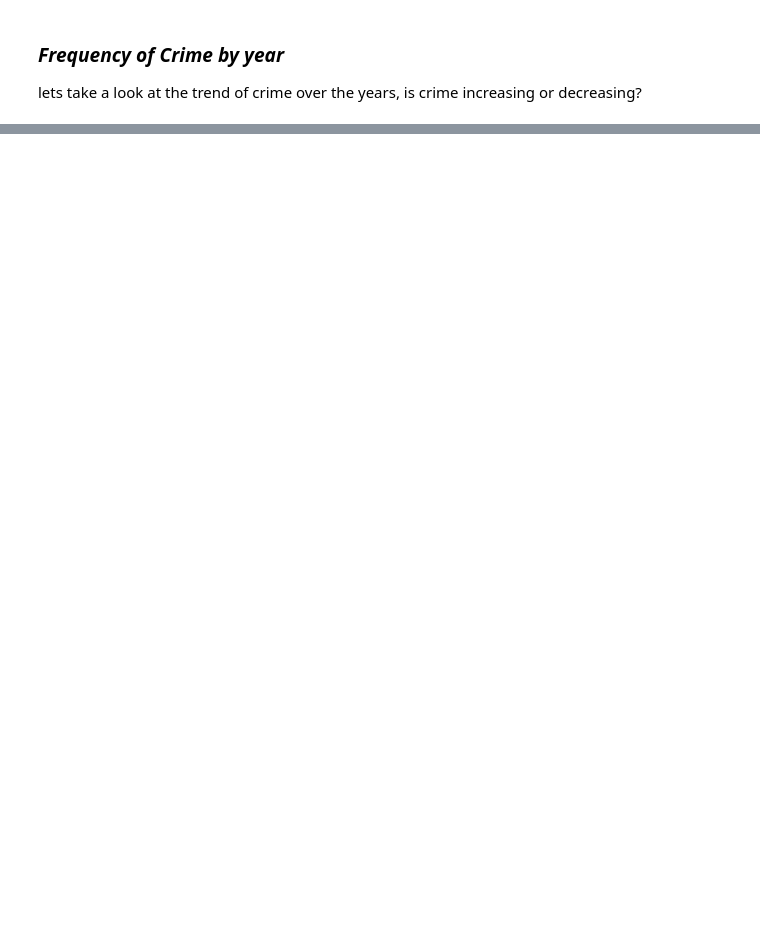
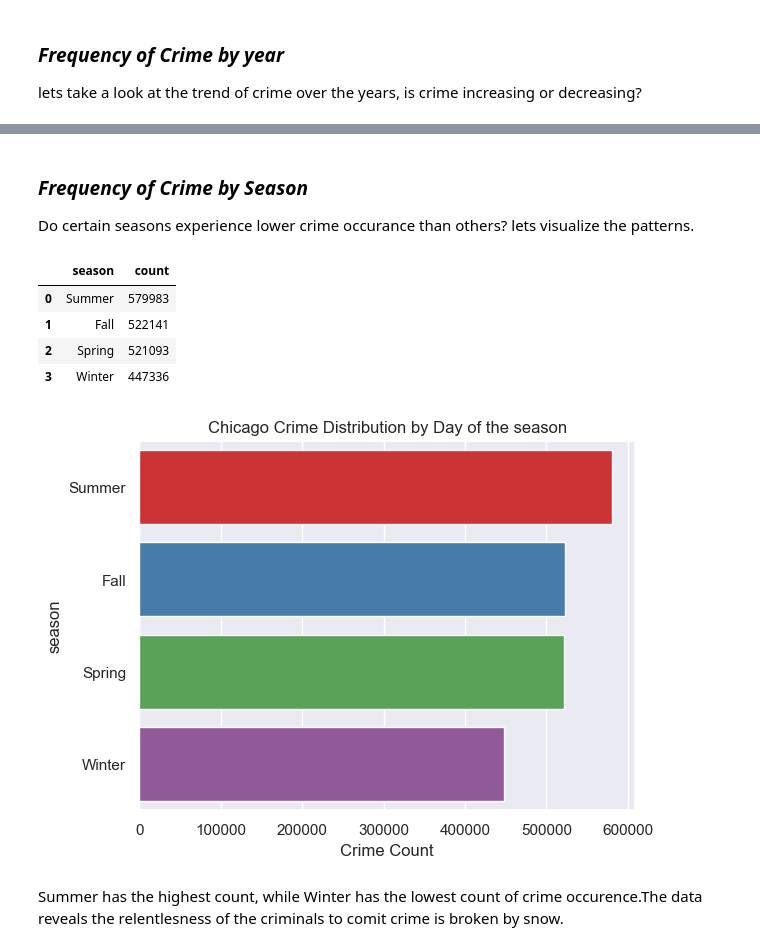
Before and after one commit to SaliuA/Chicago_Crime_EDA, a Jupyter notebook: Chicago_crime_eda.ipynb, the cells around one changed output, grey strips where cells are left out. Cells and saved outputs as stored; diff of their text form; code cells hidden in the pictures; blank space fills up the shorter version.

```diff
--- a/Chicago_crime_eda.ipynb
+++ b/Chicago_crime_eda.ipynb
@@ -499,0 +541,21 @@ The year 2003 has the highest recorded instances of the occurence of crime with
+# %% [markdown]
+### <i>Frequency of Crime by Season<i>
+Do certain seasons experience lower crime occurance than others? lets visualize the patterns.
+# %%
+#showing distribution of crime by season
+df_crime_season=df_crime['season'].value_counts().sort_values(ascending=False).reset_index()
+display(df_crime_season.head(5))
+sns.barplot(df_crime_season,x="count",y="season",hue="season",legend=False,palette="Set1").set_xlabel('Crime Count')
+plt.title('Chicago Crime Distribution by Day of the season')
+plt.show()
+printmd(f"{df_crime_season.iloc[0]["season"]} has the highest count, while {df_crime_season.iloc[-1]["season"]} has\
+      the lowest count of crime occurence.The data reveals the relentlesness of the criminals to comit crime \
+        is broken by snow.")
+# %% [output]
+|  | season | count |
+| 0 | Summer | 579983 |
+| 1 | Fall | 522141 |
+| 2 | Spring | 521093 |
+| 3 | Winter | 447336 |
+[figure, added]
+Summer has the highest count, while Winter has      the lowest count of crime occurence.The data reveals the relentlesness of the criminals to comit crime         is broken by snow.
```
Also changed, not shown: parts of 44 cells of this notebook, 1 other file.
